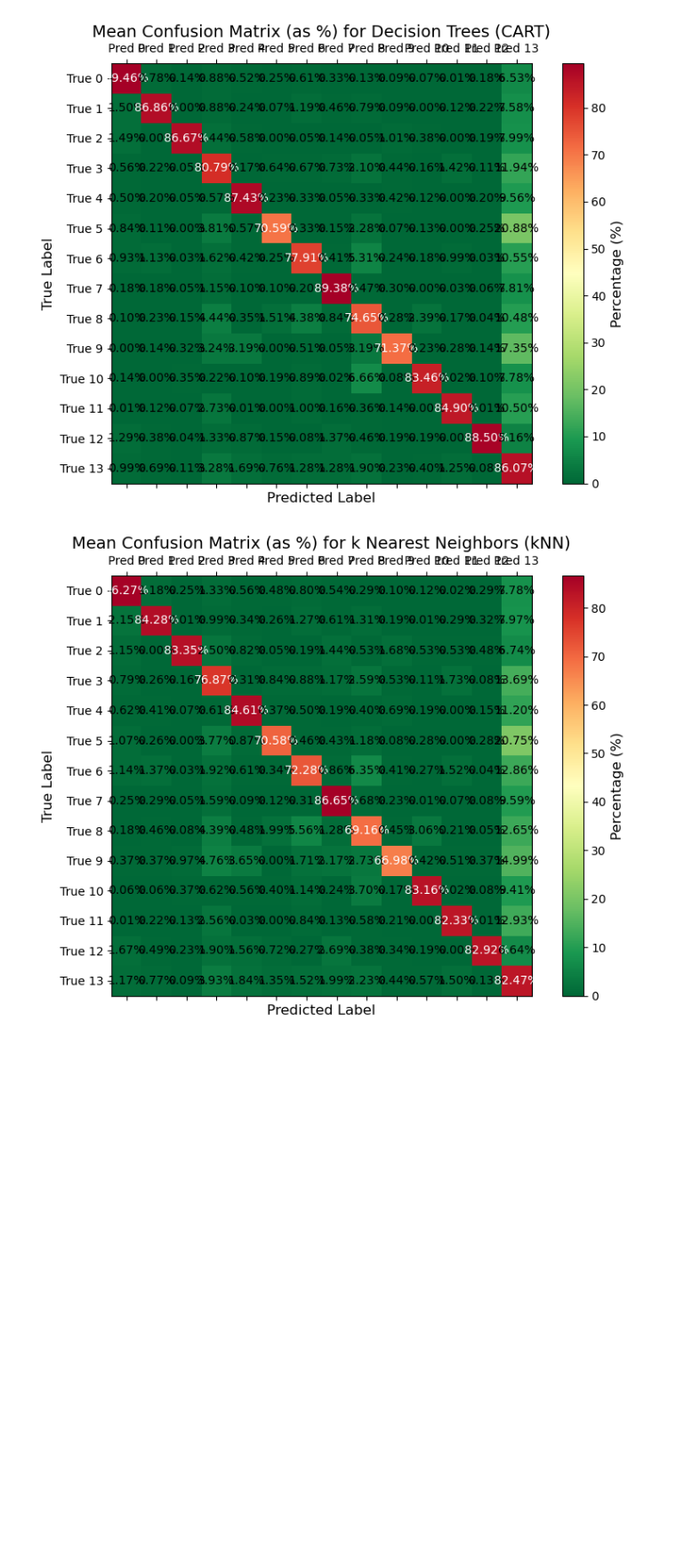
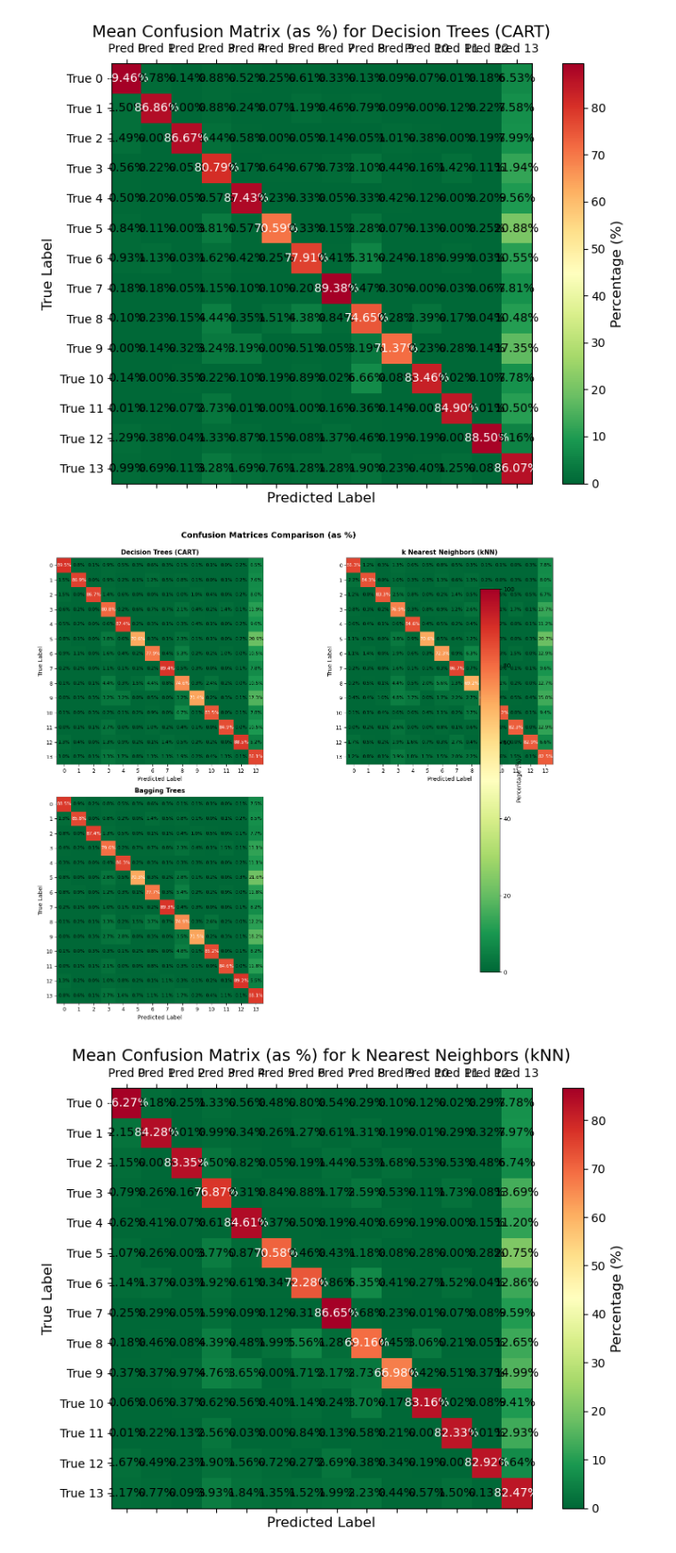
Before and after one commit to anthonyrocher/machine_learning_project, a Jupyter notebook: project.ipynb, the cells around one changed output. Shown at 89% size. Cells and saved outputs as stored; diff of their text form; code cells hidden in the pictures; blank space fills up the shorter version.

Commit message:
Weighted metrics and confusion matrix

```diff
--- a/project.ipynb
+++ b/project.ipynb
@@ -526,6 +526,57 @@ def plot_mean_cm(mean_cm: np.array, model_name: str):
 plot_mean_cm(mean_cm = results["Decision Trees (CART)"]["Mean CM"], model_name = "Decision Trees (CART)")
 # %% [output]
 [figure]
+# %%
+## Plot all confusion matrices in one figure with subplots
+
+# Create a 2x2 grid of subplots
+fig, axes = plt.subplots(2, 2, figsize=(14, 12))
+axes = axes.flatten()  # Flatten to 1D array for easier iteration
+
+# Get the confusion matrices from results
+model_names = list(results.keys())
+cms = [results[name]["Mean CM"] for name in model_names]
+
+# Plot each confusion matrix
+for idx, (ax, model_name, cm) in enumerate(zip(axes, model_names, cms)):
+    # Convert to percentages
+    percent_cm = cm / cm.sum(axis=1, keepdims=True) * 100
+
+    # Plot heatmap
+    im = ax.imshow(percent_cm, cmap="RdYlGn_r", vmin=0, vmax=100)
+
+    # Annotate cells with percentages
+    for i in range(percent_cm.shape[0]):
+        for j in range(percent_cm.shape[1]):
+            text_color = "white" if percent_cm[i, j] > 50 else "black"
+            ax.text(
+                j, i, f"{percent_cm[i, j]:.1f}%",
+                ha="center", va="center", color=text_color, fontsize=8
+            )
+
+    # Set labels and title
+    ax.set_xticks(range(percent_cm.shape[1]))
+    ax.set_yticks(range(percent_cm.shape[0]))
+    ax.set_xticklabels([f"{i}" for i in range(percent_cm.shape[1])], fontsize=9)
+    ax.set_yticklabels([f"{i}" for i in range(percent_cm.shape[0])], fontsize=9)
+    ax.set_xlabel("Predicted Label", fontsize=10)
+    ax.set_ylabel("True Label", fontsize=10)
+    ax.set_title(f"{model_name}", fontsize=11, fontweight='bold')
+    ax.grid(False)
+
+# Hide unused subplots if fewer than 4 models
+for idx in range(len(model_names), 4):
+    axes[idx].axis('off')
+
+# Add a shared colorbar
+fig.colorbar(im, ax=axes, label='Percentage (%)', fraction=0.046, pad=0.04)
+
+# Overall title and layout
+fig.suptitle('Confusion Matrices Comparison (as %)', fontsize=14, fontweight='bold', y=0.995)
+plt.tight_layout()
+plt.show()
+# %% [output]
+[figure, added]
 # %%
 plot_mean_cm(mean_cm = results["k Nearest Neighbors (kNN)"]["Mean CM"], model_name = "k Nearest Neighbors (kNN)")
 # %% [output]
```
Also changed, not shown: parts of 5 cells of this notebook.
